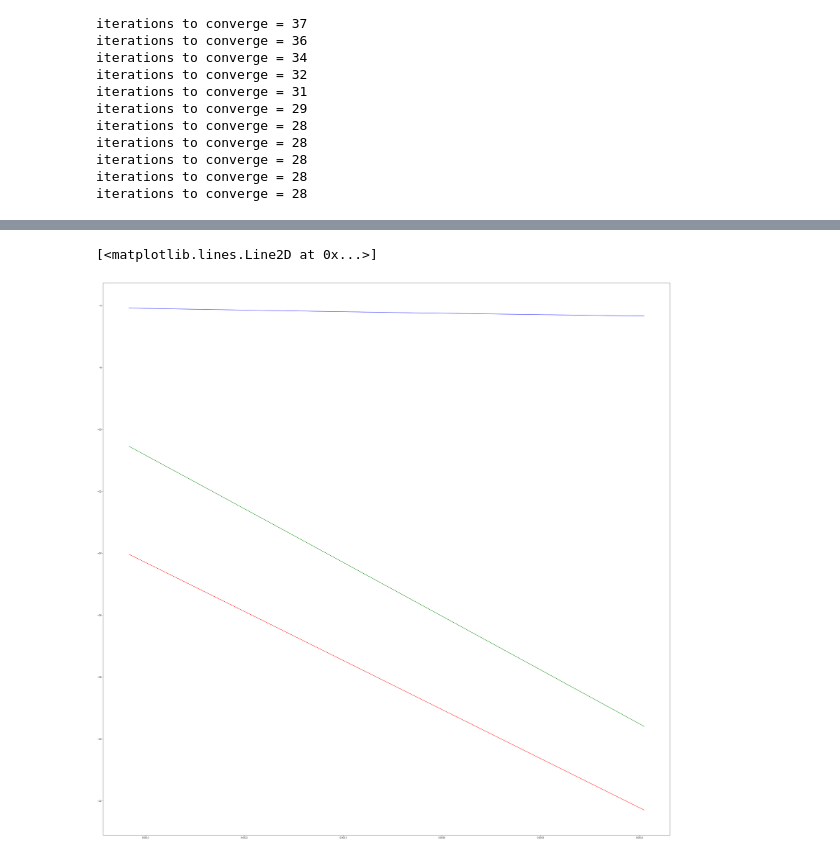
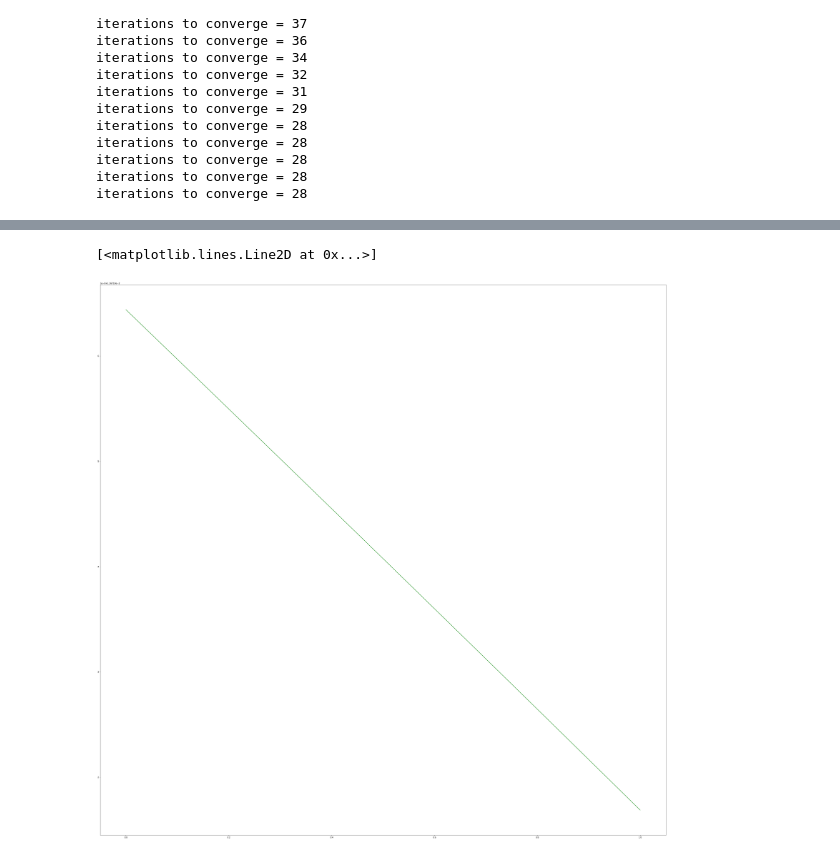
Before and after one commit to vlad107/numerical_methods_course_work, a Jupyter notebook: code.ipynb, the cells around one changed output, grey strips where cells are left out. Drawn from its saved outputs; the diff is of its cells as text; code cells hidden in the pictures.

```diff
--- a/code.ipynb
+++ b/code.ipynb
@@ -278,8 +555,6 @@ iterations to converge = 28
 # %%
 fig, ax = plt.subplots(figsize = (50, 50))
-ax.plot(x, list(map(lambda ys: ys[0], y)), color='g')
-ax.plot(x, list(map(lambda ys: ys[1], y)), color='r')
-ax.plot(x, list(map(lambda ys: ys[2], y)), color='b')
+ax.plot(x, y, color='g')
 # %% [output]
 [<matplotlib.lines.Line2D at 0x...>]
-[figure, old version]
+[figure, new version]
```
Also changed, not shown: parts of 8 cells of this notebook.
